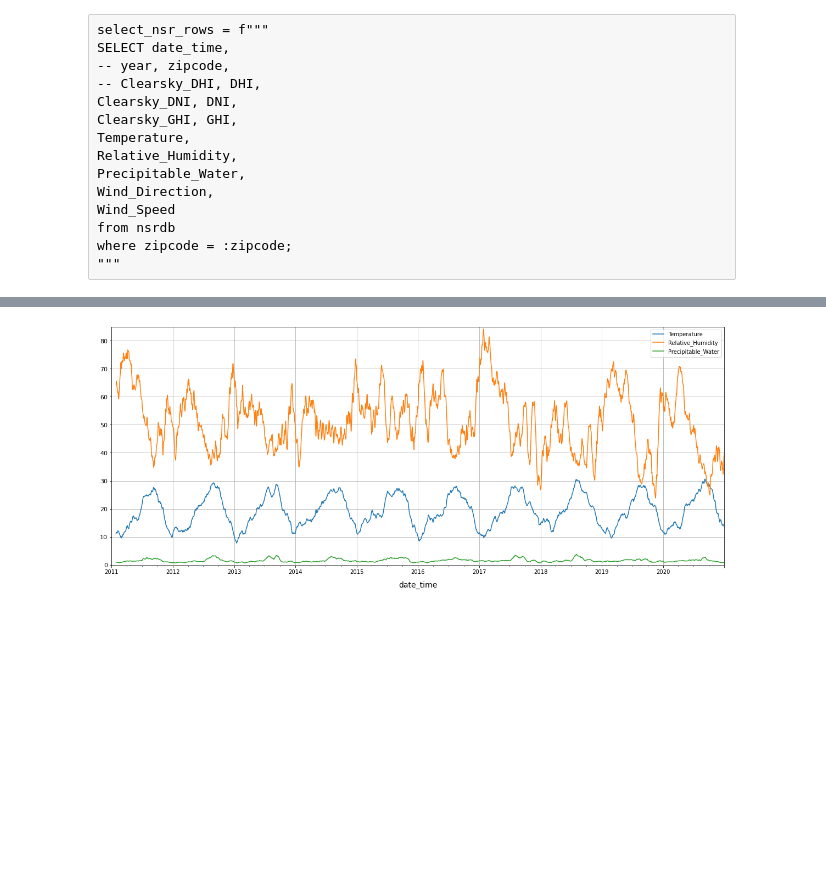
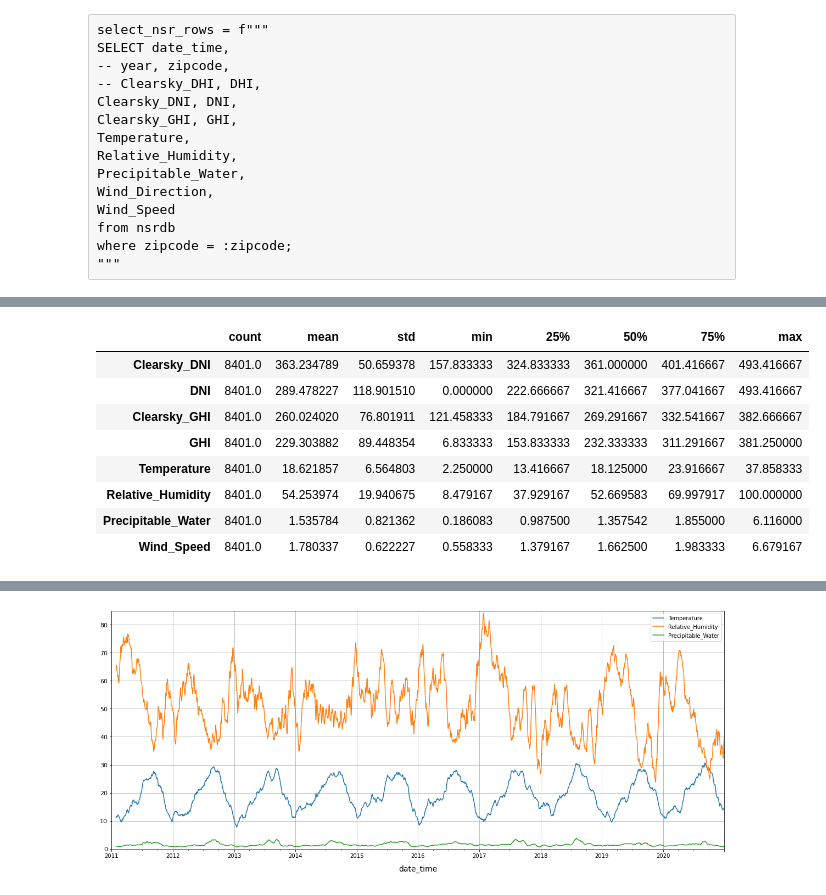
Before and after one commit to gamyers/solar-697, a Jupyter notebook: gm/notebooks/ts_eda.ipynb, the cells around one changed output, grey strips where cells are left out. Saved outputs shown, nothing was run; the diff lists cells and outputs as text; code cells hidden in the pictures; blank space fills up the shorter version.

```diff
--- a/gm/notebooks/ts_eda.ipynb
+++ b/gm/notebooks/ts_eda.ipynb
@@ -127,3 +148,15 @@ columns = df.columns.tolist()
 df_rsd = df.resample("D").mean().reset_index(drop=False)
 df_rsd.set_index("date_time", inplace=True)
 # df_rsd
+# %%
+df_rsd.describe().transpose()
+# %% [output]
+|  | count | mean | std | min | 25% | 50% | 75% | max |
+| Clearsky_DNI | 8401.0 | 363.234789 | 50.659378 | 157.833333 | 324.833333 | 361.000000 | 401.416667 | 493.416667 |
+| DNI | 8401.0 | 289.478227 | 118.901510 | 0.000000 | 222.666667 | 321.416667 | 377.041667 | 493.416667 |
+| Clearsky_GHI | 8401.0 | 260.024020 | 76.801911 | 121.458333 | 184.791667 | 269.291667 | 332.541667 | 382.666667 |
+| GHI | 8401.0 | 229.303882 | 89.448354 | 6.833333 | 153.833333 | 232.333333 | 311.291667 | 381.250000 |
+| Temperature | 8401.0 | 18.621857 | 6.564803 | 2.250000 | 13.416667 | 18.125000 | 23.916667 | 37.858333 |
+| Relative_Humidity | 8401.0 | 54.253974 | 19.940675 | 8.479167 | 37.929167 | 52.669583 | 69.997917 | 100.000000 |
+| Precipitable_Water | 8401.0 | 1.535784 | 0.821362 | 0.186083 | 0.987500 | 1.357542 | 1.855000 | 6.116000 |
+| Wind_Speed | 8401.0 | 1.780337 | 0.622227 | 0.558333 | 1.379167 | 1.662500 | 1.983333 | 6.679167 |
```
Also changed, not shown: parts of 10 cells of this notebook, 1 other file.
